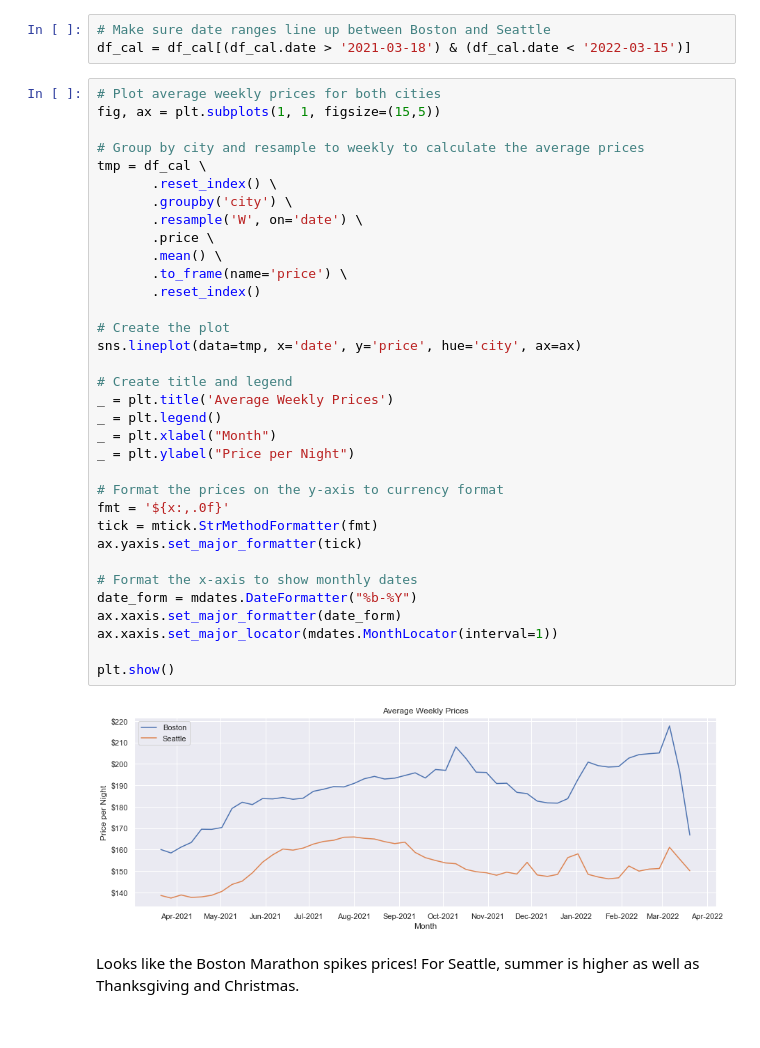
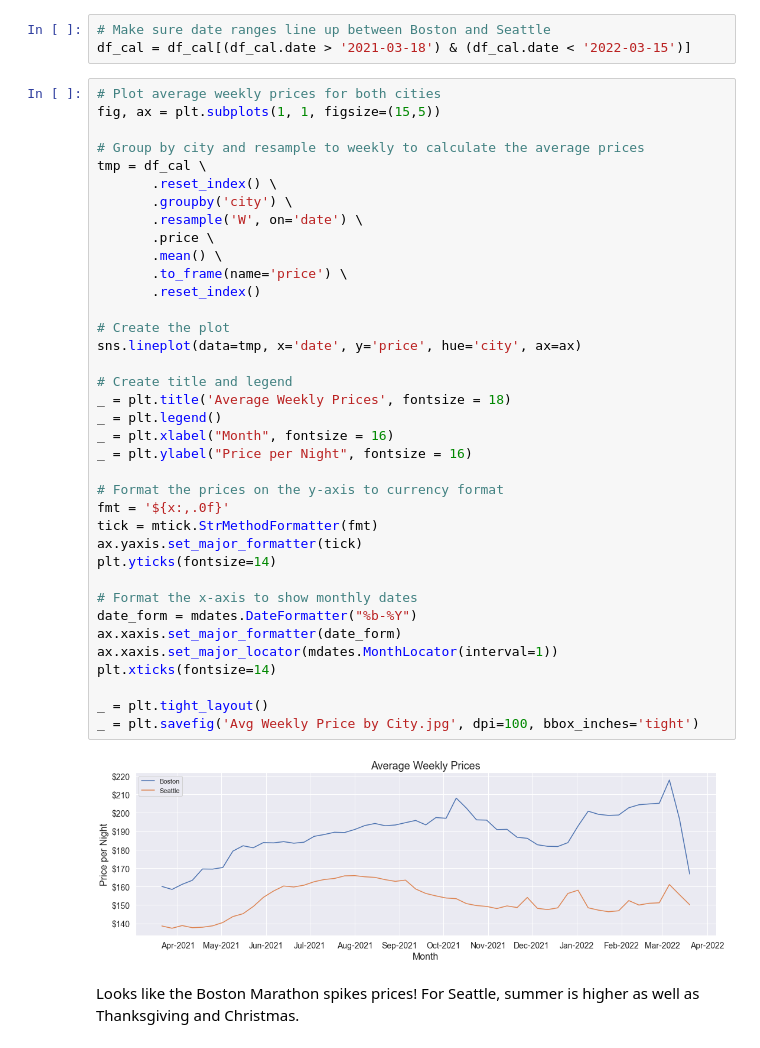
Before and after one commit to nikokydes/Udacity_DS_Proj1, a Jupyter notebook: Project1.ipynb, the cells around one changed output. Cells and saved outputs as stored; diff of their text form.

```diff
--- a/Project1.ipynb
+++ b/Project1.ipynb
@@ -243,38 +301,41 @@ df_cal = df_cal[(df_cal.date > '2021-03-18') & (df_cal.date < '2022-03-15')]
 # Plot average weekly prices for both cities
 fig, ax = plt.subplots(1, 1, figsize=(15,5))
 
 # Group by city and resample to weekly to calculate the average prices
 tmp = df_cal \
        .reset_index() \
        .groupby('city') \
        .resample('W', on='date') \
        .price \
        .mean() \
        .to_frame(name='price') \
        .reset_index()
 
 # Create the plot
 sns.lineplot(data=tmp, x='date', y='price', hue='city', ax=ax)
 
 # Create title and legend
-_ = plt.title('Average Weekly Prices')
+_ = plt.title('Average Weekly Prices', fontsize = 18)
 _ = plt.legend()
-_ = plt.xlabel("Month")
-_ = plt.ylabel("Price per Night")
+_ = plt.xlabel("Month", fontsize = 16)
+_ = plt.ylabel("Price per Night", fontsize = 16)
 
 # Format the prices on the y-axis to currency format
 fmt = '${x:,.0f}'
 tick = mtick.StrMethodFormatter(fmt)
 ax.yaxis.set_major_formatter(tick)
+plt.yticks(fontsize=14)
 
 # Format the x-axis to show monthly dates
 date_form = mdates.DateFormatter("%b-%Y")
 ax.xaxis.set_major_formatter(date_form)
 ax.xaxis.set_major_locator(mdates.MonthLocator(interval=1))
+plt.xticks(fontsize=14)
 
-plt.show()
+_ = plt.tight_layout()
+_ = plt.savefig('Avg Weekly Price by City.jpg', dpi=100, bbox_inches='tight')
 # %% [output]
-[figure, old version]
+[figure, new version]
 # %% [markdown]
 Looks like the Boston Marathon spikes prices!  For Seattle, summer is higher as well as Thanksgiving and Christmas.
 # %%
```
Also changed, not shown: parts of 16 cells of this notebook, 1 other file.
